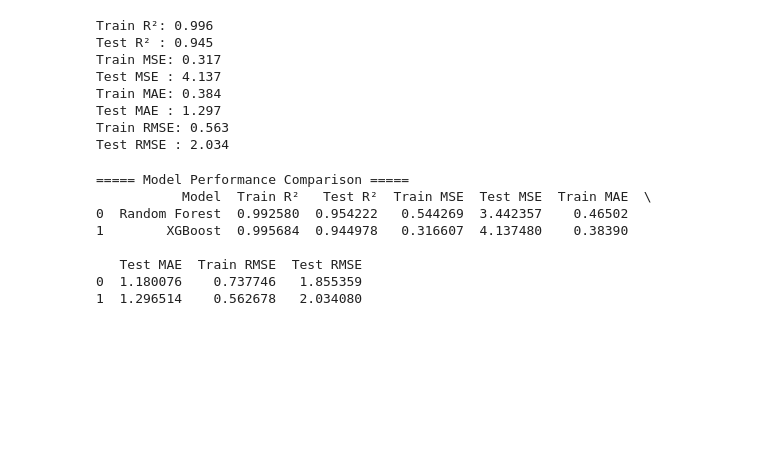
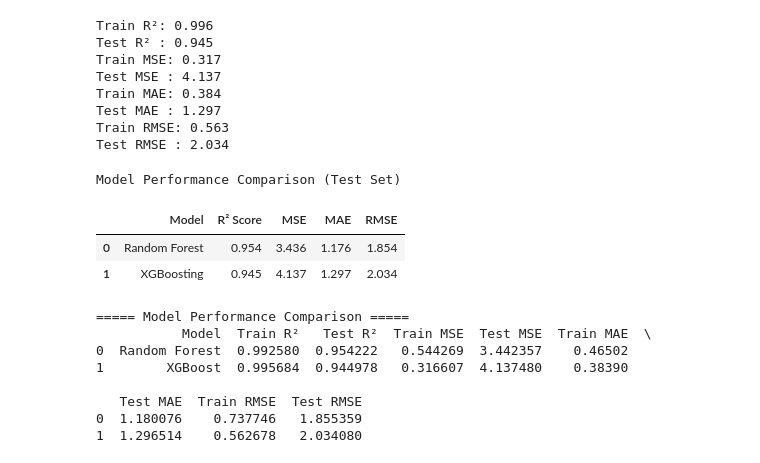
Before and after one commit to GeorgiosKoutroumanos/ML-Project-Life-Expectancy-Prediction, a Jupyter notebook: MAIN.ipynb, the cells around one changed output. Saved outputs shown, nothing was run; the diff lists cells and outputs as text; code cells hidden in the pictures; blank space fills up the shorter version.

```diff
--- a/MAIN.ipynb
+++ b/MAIN.ipynb
@@ -1025,6 +1033,37 @@ Train MAE: 0.384
 Test MAE : 1.297
 Train RMSE: 0.563
 Test RMSE : 2.034
+# %%
+# Corrected test results
+data = {
+    'Model': ['Random Forest', 'XGBoosting'],
+    'R² Score': [0.954, 0.945],
+    'MSE': [3.436, 4.137],
+    'MAE': [1.176, 1.297],
+    'RMSE': [1.854, 2.034]
+}
+
+# Create DataFrame
+results_df = pd.DataFrame(data)
+
+# Style the table
+results_df.style.set_caption("Model Performance Comparison (Test Set)") \
+    .format({'R² Score': '{:.3f}', 'MSE': '{:.3f}', 'MAE': '{:.3f}', 'RMSE': '{:.3f}'}) \
+    .set_properties(**{'text-align': 'center'}) \
+    .set_table_styles([
+        {'selector': 'caption',
+         'props': [('color', 'black'),
+                   ('font-size', '13px'),
+                   ('text-align', 'center'),
+                   ('font-weight', 'bold')]},
+        {'selector': 'th',
+         'props': [('text-align', 'center')]}
+    ])
+# %% [output]
+Model Performance Comparison (Test Set)
+|  | Model | R² Score | MSE | MAE | RMSE |
+| 0 | Random Forest | 0.954 | 3.436 | 1.176 | 1.854 |
+| 1 | XGBoosting | 0.945 | 4.137 | 1.297 | 2.034 |
 # %%
 best_rf = RandomForestRegressor(
     max_features=None, n_estimators=300, n_jobs=-1, random_state=42
```
Also changed, not shown: parts of 27 cells of this notebook.
